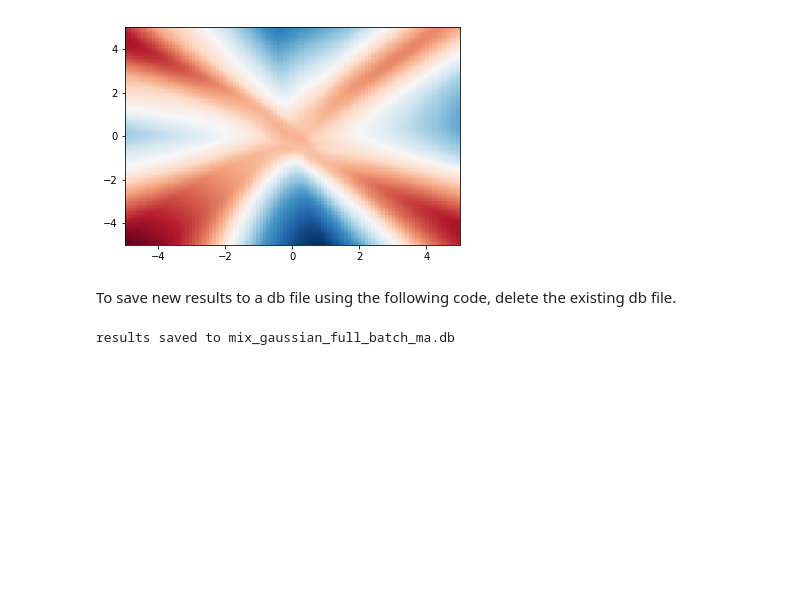
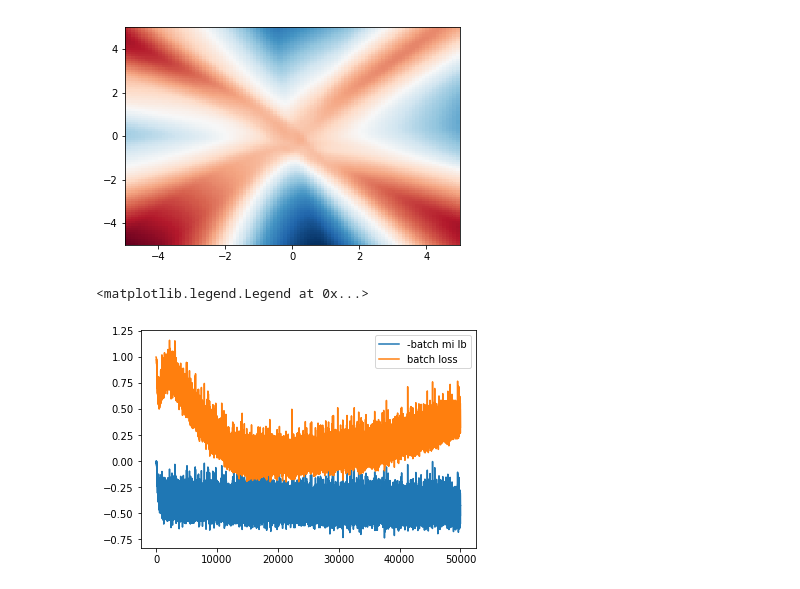
Before and after one commit to michaellimair/MINE-Entropy, a Jupyter notebook: mix_gaussian_full_batch_ma.ipynb, the cells around one changed output. Cells and saved outputs as stored; diff of their text form; code cells hidden in the pictures; blank space fills up the shorter version.

```diff
--- a/mix_gaussian_full_batch_ma.ipynb
+++ b/mix_gaussian_full_batch_ma.ipynb
@@ -113,12 +106,11 @@ plt.plot(mi_lb_list)
 plot_net(XY_net)
 # %% [output]
 [figure]
-# %% [markdown]
-To save new results to a db file using the following code, delete the existing db file.
-# %%
-if not os.path.exists(fname):
-    with open(fname,'wb') as f:
-        dill.dump([net_list,mi_lb_list,batch_loss_list,batch_mi_lb_list,ma_ef],f)
-        print('results saved to '+fname)
-# %% [output]
-results saved to mix_gaussian_full_batch_ma.db
+# %%
+t=50000
+plt.plot(-batch_mi_lb_list[:t],label="-batch mi lb")
+plt.plot(batch_loss_list[:t],label="batch loss")
+plt.legend()
+# %% [output]
+<matplotlib.legend.Legend at 0x...>
+[figure, added]
```
Also changed, not shown: parts of 4 cells of this notebook, 5 other files.
